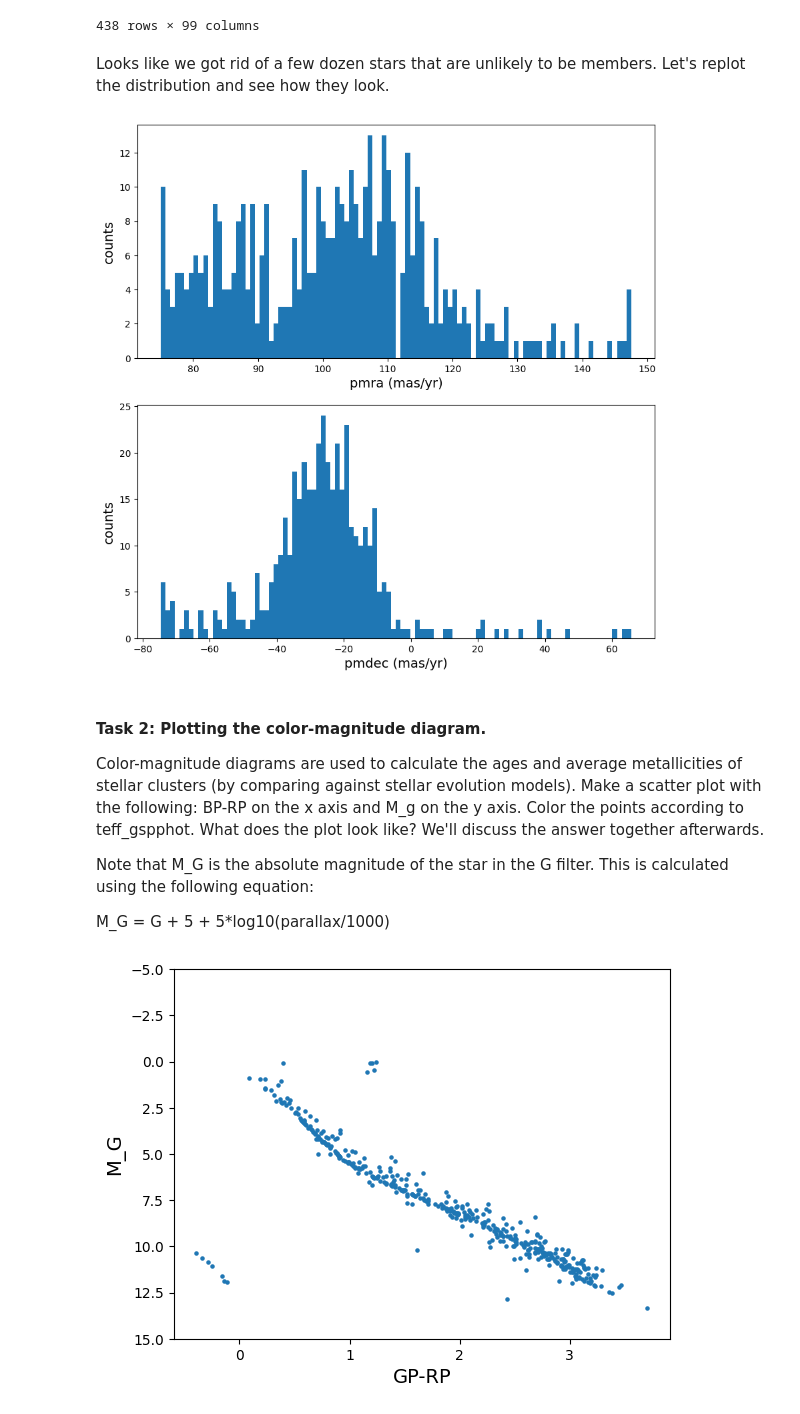
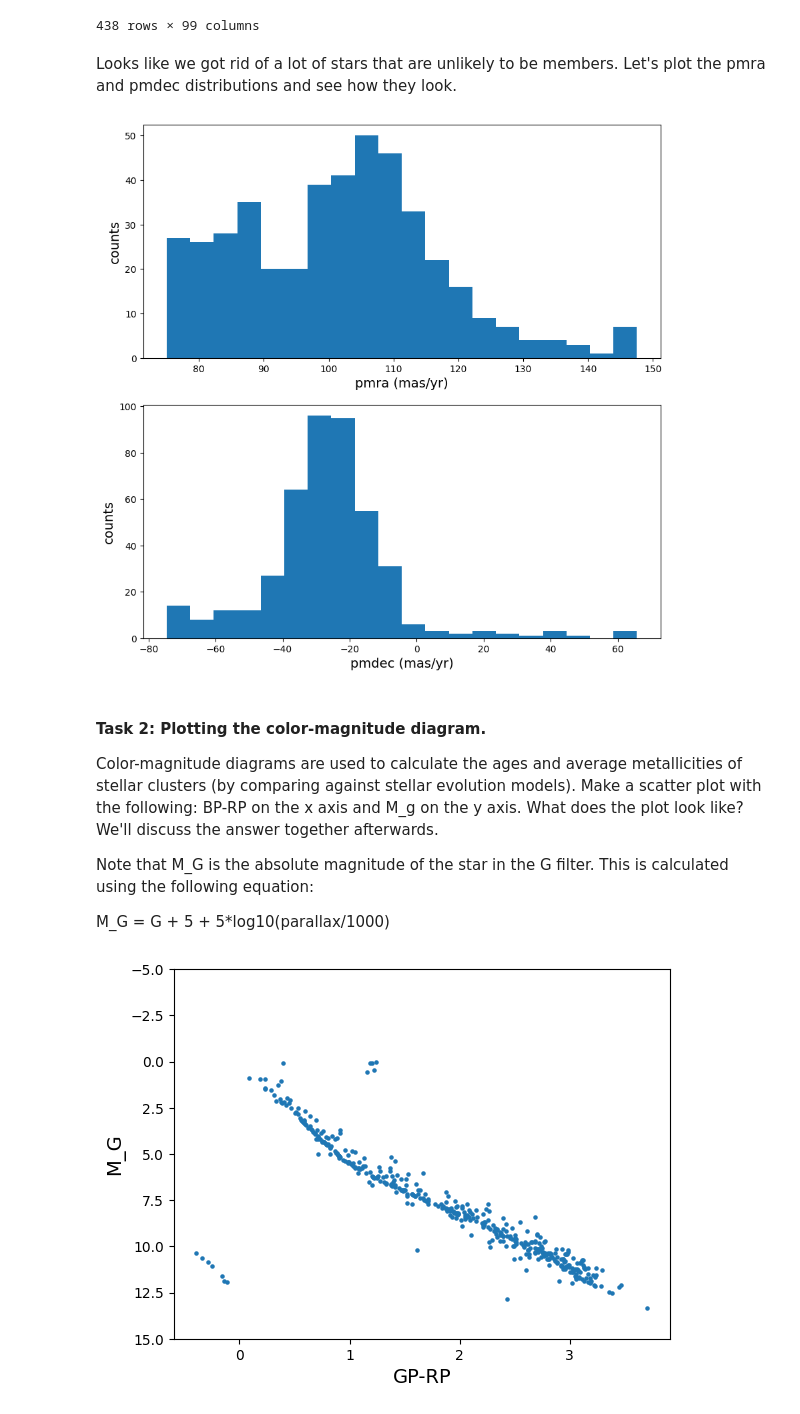
Before and after one commit to stevengiacalone/Python-workshop, a Jupyter notebook: Session_3_Plotting_and_Databases.ipynb, the cells around one changed output. Saved outputs shown, nothing was run; the diff lists cells and outputs as text; code cells hidden in the pictures.

```diff
--- a/Session_3_Plotting_and_Databases.ipynb
+++ b/Session_3_Plotting_and_Databases.ipynb
@@ -473,28 +489,28 @@ df
 | 75005 | 1636042515805110273 | Gaia EDR3 145264388183013760 | 145264388183013760 | 236498386 | 2016.0 | 65.797854 | 0.424905 | 21.058769 | 0.248727 | ... |
 438 rows × 99 columns
 # %% [markdown]
-Looks like we got rid of a few dozen stars that are unlikely to be members. Let's replot the distribution and see how they look.
+Looks like we got rid of a lot of stars that are unlikely to be members. Let's plot the pmra and pmdec distributions and see how they look.
 # %%
 pmra_data = df["pmra"].values
 pmdec_data = df["pmdec"].values
 
 fig, ax = plt.subplots(2, 1, figsize=(10,10))
 
-ax[0].hist(pmra_data, bins=100)
+ax[0].hist(pmra_data, bins=20)
 ax[0].set_xlabel("pmra (mas/yr)", fontsize=14)
 ax[0].set_ylabel("counts", fontsize=14)
 
-ax[1].hist(pmdec_data, bins=100)
+ax[1].hist(pmdec_data, bins=20)
 ax[1].set_xlabel("pmdec (mas/yr)", fontsize=14)
 ax[1].set_ylabel("counts", fontsize=14)
 
 plt.show()
 # %% [output]
-[figure, old version]
+[figure, new version]
 # %% [markdown]
 #### Task 2: Plotting the color-magnitude diagram.
 
-Color-magnitude diagrams are used to calculate the ages and average metallicities of stellar clusters (by comparing against stellar evolution models). Make a scatter plot with the following: BP-RP on the x axis and M_g on the y axis. Color the points according to teff_gspphot. What does the plot look like? We'll discuss the answer together afterwards.
+Color-magnitude diagrams are used to calculate the ages and average metallicities of stellar clusters (by comparing against stellar evolution models). Make a scatter plot with the following: BP-RP on the x axis and M_g on the y axis. What does the plot look like? We'll discuss the answer together afterwards.
 
 Note that M_G is the absolute magnitude of the star in the G filter. This is calculated using the following equation:
 
```
Also changed, not shown: parts of 21 cells of this notebook.
